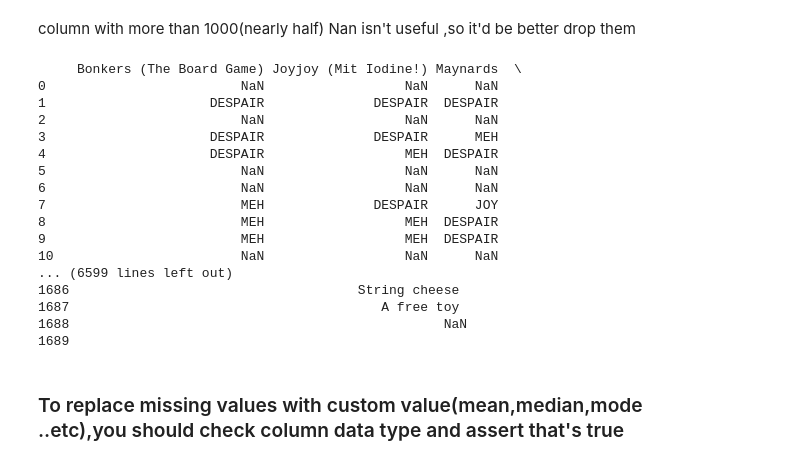
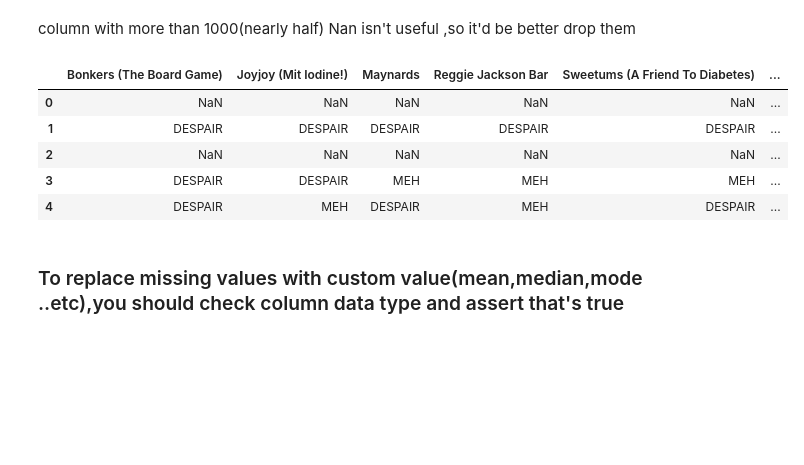
Before and after one commit to mhmdelbaz4/candy_data, a Jupyter notebook: candy.ipynb, the cells around one changed output. Drawn from its saved outputs; the diff is of its cells as text; code cells hidden in the pictures; blank space fills up the shorter version.

```diff
--- a/candy.ipynb
+++ b/candy.ipynb
@@ -206,25 +206,14 @@ column with more than 1000(nearly half) Nan isn't useful ,so it'd be better drop
 # %%
 sum_nan = df.isna().sum()
 useless_col = sum_nan[sum_nan > 1000]
-df[sum_nan[sum_nan > 1000].index]
+df[sum_nan[sum_nan > 1000].index].head()
 # %% [output]
-     Bonkers (The Board Game) Joyjoy (Mit Iodine!) Maynards  \
-0                         NaN                  NaN      NaN
-1                     DESPAIR              DESPAIR  DESPAIR
-2                         NaN                  NaN      NaN
-3                     DESPAIR              DESPAIR      MEH
-4                     DESPAIR                  MEH  DESPAIR
-5                         NaN                  NaN      NaN
-6                         NaN                  NaN      NaN
-7                         MEH              DESPAIR      JOY
-8                         MEH                  MEH  DESPAIR
-9                         MEH                  MEH  DESPAIR
-10                        NaN                  NaN      NaN
-... (6599 lines left out)
-1686                                     String cheese
-1687                                        A free toy
-1688                                                NaN
-1689
+|  | Bonkers (The Board Game) | Joyjoy (Mit Iodine!) | Maynards | Reggie Jackson Bar | Sweetums (A Friend To Diabetes) | ... |
+| 0 | NaN | NaN | NaN | NaN | NaN | ... |
+| 1 | DESPAIR | DESPAIR | DESPAIR | DESPAIR | DESPAIR | ... |
+| 2 | NaN | NaN | NaN | NaN | NaN | ... |
+| 3 | DESPAIR | DESPAIR | MEH | MEH | MEH | ... |
+| 4 | DESPAIR | MEH | DESPAIR | MEH | DESPAIR | ... |
 # %%
 df.drop(useless_col.index , axis = 1 ,inplace = True)
 # %% [markdown]
```
